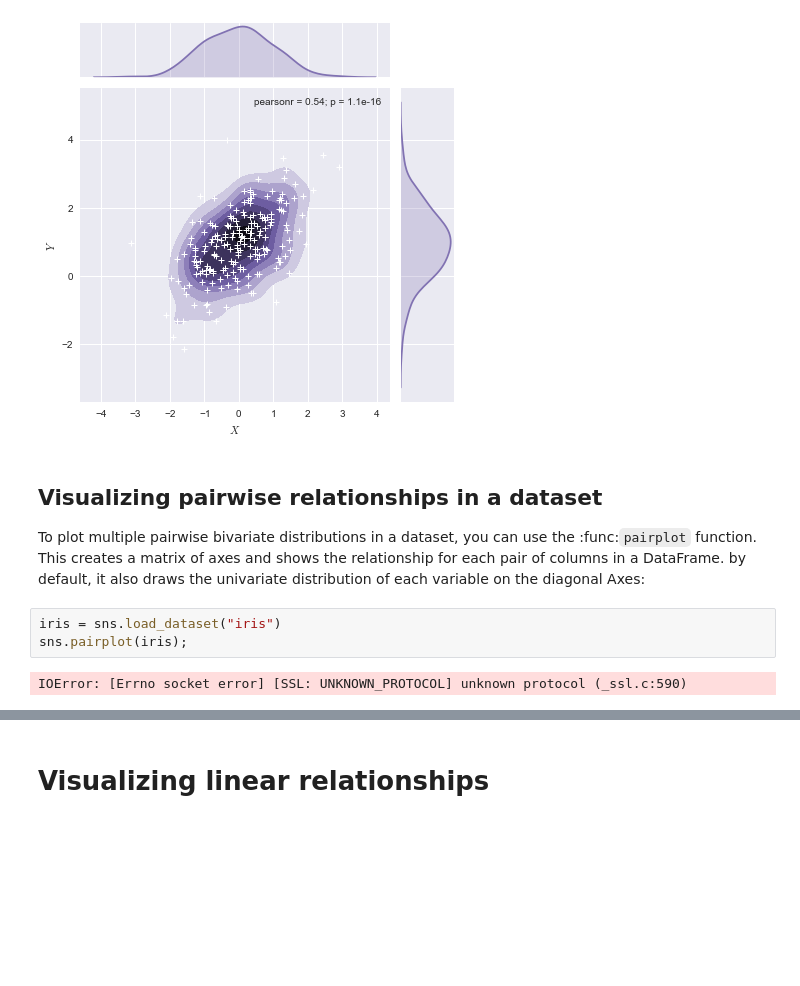
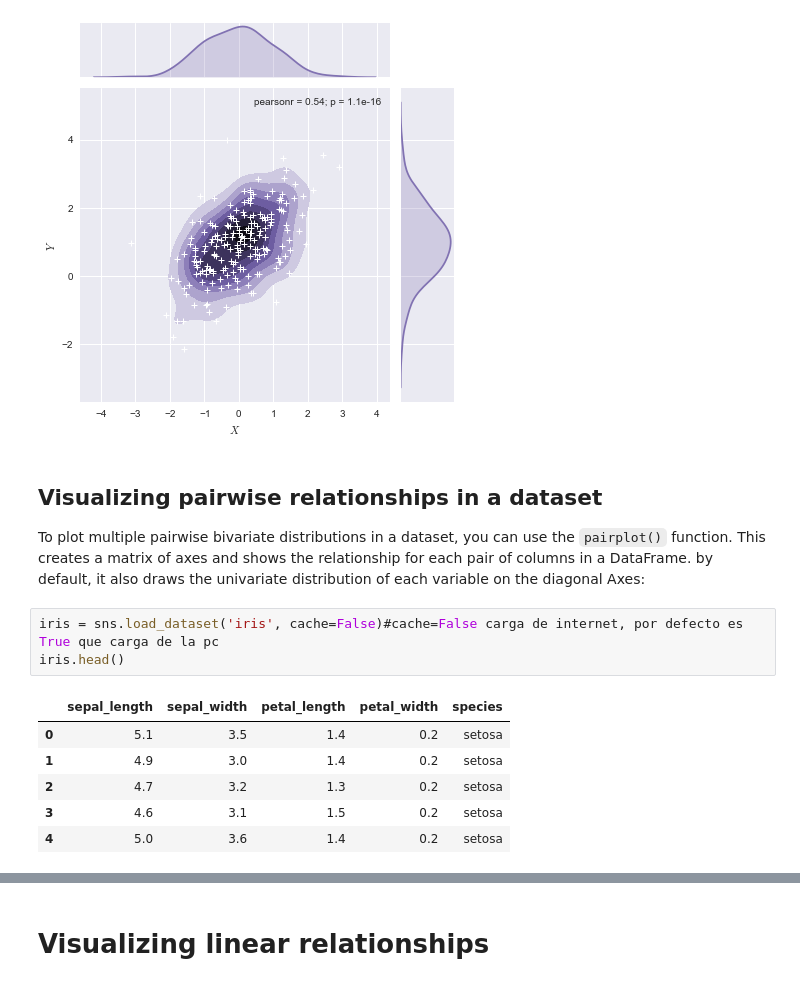
Before and after one commit to agustinaarroyuelo/TAP_2015, a Jupyter notebook: Capitulo_5.2_Seaborn.ipynb, the cells around one changed output, grey strips where cells are left out. Saved outputs shown, nothing was run; the diff lists cells and outputs as text; blank space fills up the shorter version.

```diff
--- a/Capitulo_5.2_Seaborn.ipynb
+++ b/Capitulo_5.2_Seaborn.ipynb
@@ -662,12 +659,16 @@ g.set_axis_labels("$X$", "$Y$");
 # %% [output]
 [figure]
 # %% [markdown]
-Visualizing pairwise relationships in a dataset
------------------------------------------------
+## Visualizing pairwise relationships in a dataset
 
-To plot multiple pairwise bivariate distributions in a dataset, you can use the :func:`pairplot` function. This creates a matrix of axes and shows the relationship for each pair of columns in a DataFrame. by default, it also draws the univariate distribution of each variable on the diagonal Axes:
+To plot multiple pairwise bivariate distributions in a dataset, you can use the `pairplot()` function. This creates a matrix of axes and shows the relationship for each pair of columns in a DataFrame. by default, it also draws the univariate distribution of each variable on the diagonal Axes:
-# %%
-iris = sns.load_dataset("iris")
-sns.pairplot(iris);
-# %% [output]
-IOError: [Errno socket error] [SSL: UNKNOWN_PROTOCOL] unknown protocol (_ssl.c:590)
+# %%
+iris = sns.load_dataset('iris', cache=False)#cache=False carga de internet, por defecto es True que carga de la pc
+iris.head()
+# %% [output]
+|  | sepal_length | sepal_width | petal_length | petal_width | species |
+| 0 | 5.1 | 3.5 | 1.4 | 0.2 | setosa |
+| 1 | 4.9 | 3.0 | 1.4 | 0.2 | setosa |
+| 2 | 4.7 | 3.2 | 1.3 | 0.2 | setosa |
+| 3 | 4.6 | 3.1 | 1.5 | 0.2 | setosa |
+| 4 | 5.0 | 3.6 | 1.4 | 0.2 | setosa |
```
Also changed, not shown: parts of 93 cells of this notebook.
